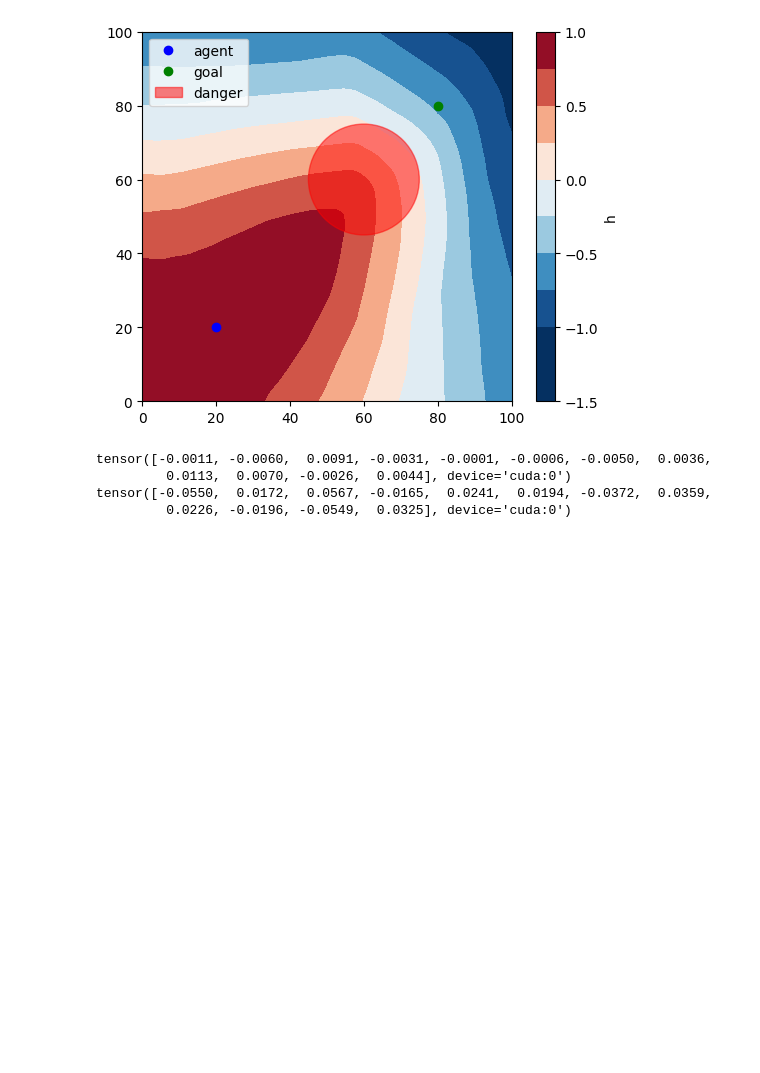
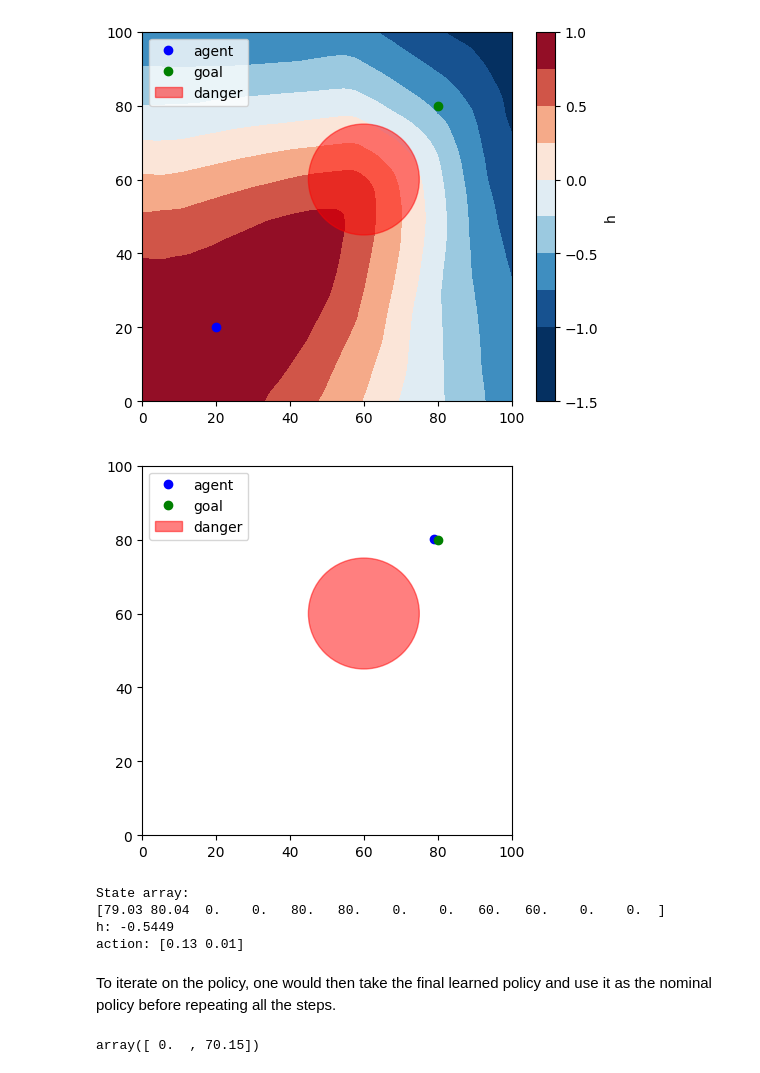
Before and after one commit to wongquinn/pncbf, a Jupyter notebook: main.ipynb, the cells around one changed output. Cells and saved outputs as stored; diff of their text form; code cells hidden in the pictures; blank space fills up the shorter version.

```diff
--- a/main.ipynb
+++ b/main.ipynb
@@ -49,9 +52,9 @@ test_ncbf(args, ncbf_model)
 # %% [output]
 [figure]
 # %%
-args.rollouts = 200
+"""Use the NCBF model and QP to generate safe trajectories."""
+args.rollouts = 500
 args.steps_per_rollout = 50
-args.filter = HandmadeFilter
 args.render = False
 
 qp_data = collect_qp(args, ncbf_model)
@@ -62,18 +66,14 @@ args.hidden_dims = [256, 128, 64, 32]
 
 qp_model = train_qp(args, qp_data)
 # %%
-# args.rollouts = 5
-# args.steps_per_rollout = 75
+"""Render the policy using the QP model."""
+args.rollouts = 1
+args.steps_per_rollout = 75
 
-# _ = test_qp(args, qp_model)
+_ = test_qp(args, qp_model)
+# %% [output]
+[figure, added]
+State array:
+[79.03 80.04  0.    0.   80.   80.    0.    0.   60.   60.    0.    0.  ]
+h: -0.5449
+action: [0.13 0.01]
-# %%
-from pncbf.state import State
-from pncbf.env import Environment
-
-print(calculate_gradient(ncbf_model, State().to_tensor(args.device)))
-print(calculate_gradient(qp_model, State().to_tensor(args.device)))
-# %% [output]
-tensor([-0.0011, -0.0060,  0.0091, -0.0031, -0.0001, -0.0006, -0.0050,  0.0036,
-         0.0113,  0.0070, -0.0026,  0.0044], device='cuda:0')
-tensor([-0.0550,  0.0172,  0.0567, -0.0165,  0.0241,  0.0194, -0.0372,  0.0359,
-         0.0226, -0.0196, -0.0549,  0.0325], device='cuda:0')
@@ -94,0 +80,18 @@ solve(grad, f, g, -100, u_nominal)
+# %% [markdown]
+To iterate on the policy, one would then take the final learned policy and use it as the nominal policy before repeating all the steps.
+# %%
+# Test the QP solver here
+from pncbf.filter import QPFilter
+from pncbf.state import State
+
+s = State()
+f = QPFilter(args, ncbf_model)
+
+# Choose a custom state and nominal action
+s.agent_pos = np.array([25, 25])
+u_nominal = np.array([1, 1])
+
+
+f(s, u_nominal)
+# %% [output]
+array([ 0.  , 70.15])
```
Also changed, not shown: parts of 6 cells of this notebook, 7 other files.
